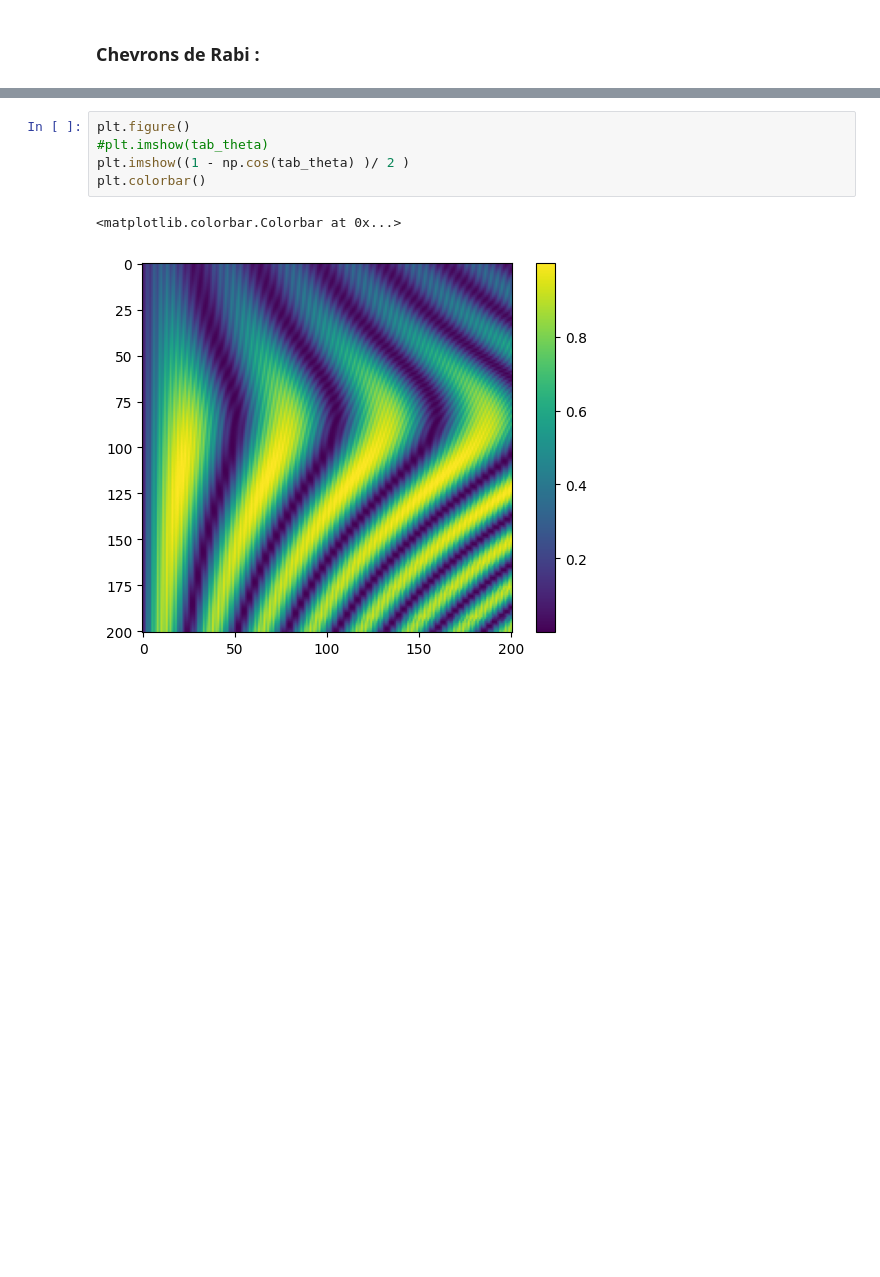
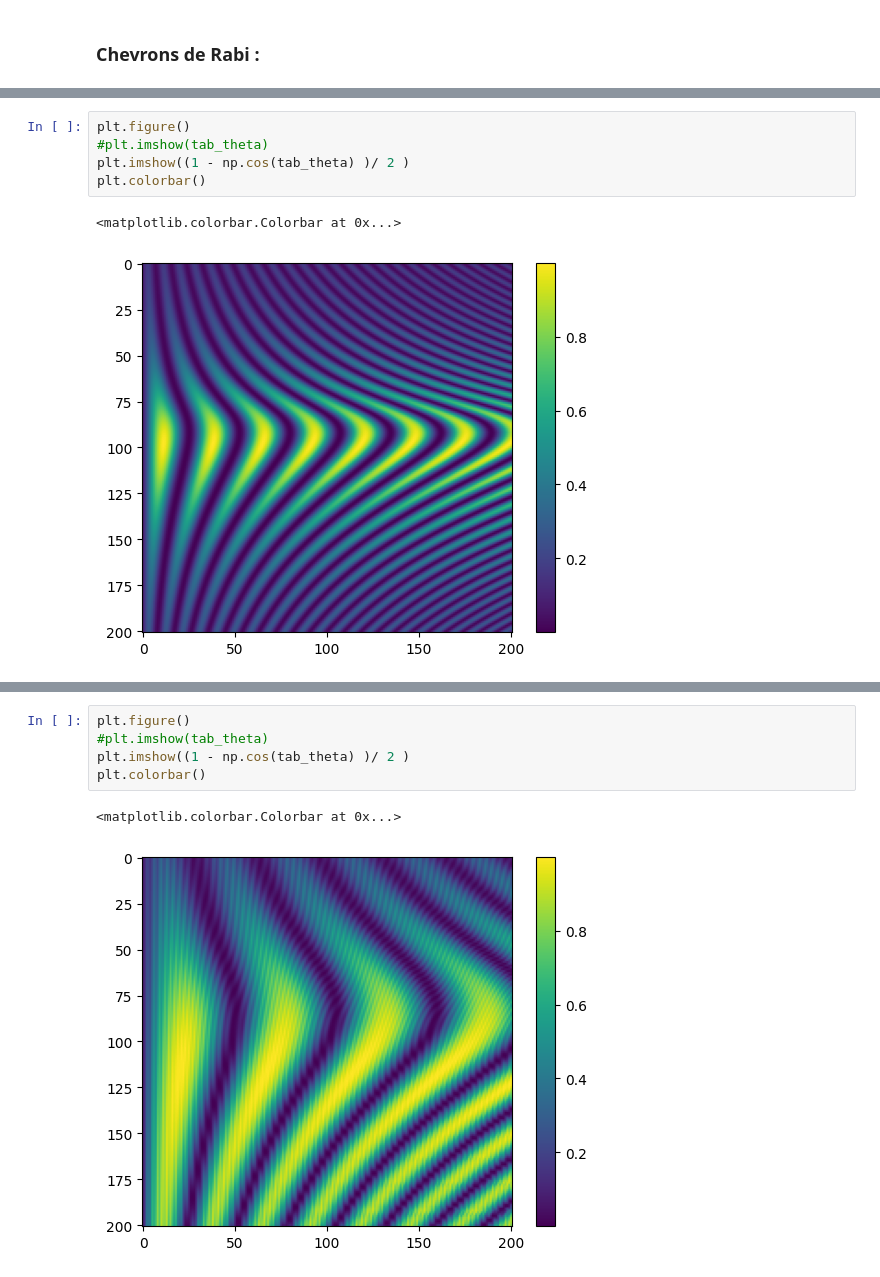
Before and after one commit to ekspone/GyroSpin, a Jupyter notebook: Article/Julia/UltimateOptimization.ipynb, the cells around one changed output, grey strips where cells are left out. Saved outputs shown, nothing was run; the diff lists cells and outputs as text; blank space fills up the shorter version.

```diff
--- a/Article/Julia/UltimateOptimization.ipynb
+++ b/Article/Julia/UltimateOptimization.ipynb
@@ -75,0 +80,8 @@ Duration = 199.58104610443115
+# %%
+plt.figure()
+#plt.imshow(tab_theta)
+plt.imshow((1 - np.cos(tab_theta) )/ 2 )
+plt.colorbar()
+# %% [output]
+<matplotlib.colorbar.Colorbar at 0x...>
+[figure, added]
```
Also changed, not shown: parts of 11 cells of this notebook, 6 other files.
